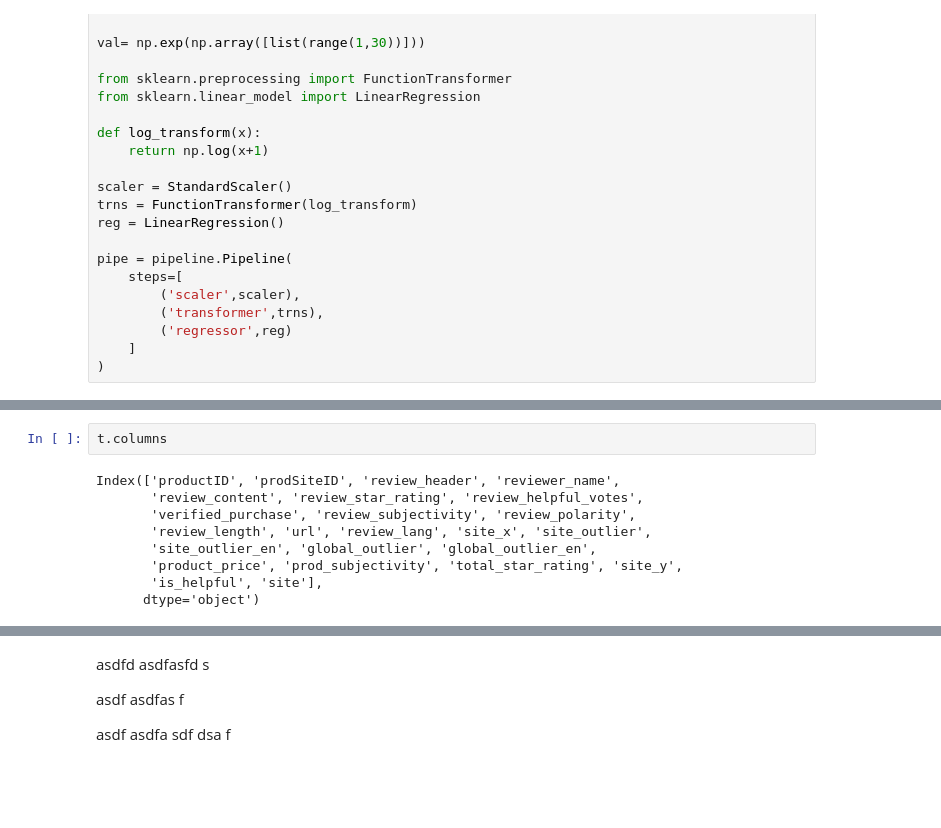
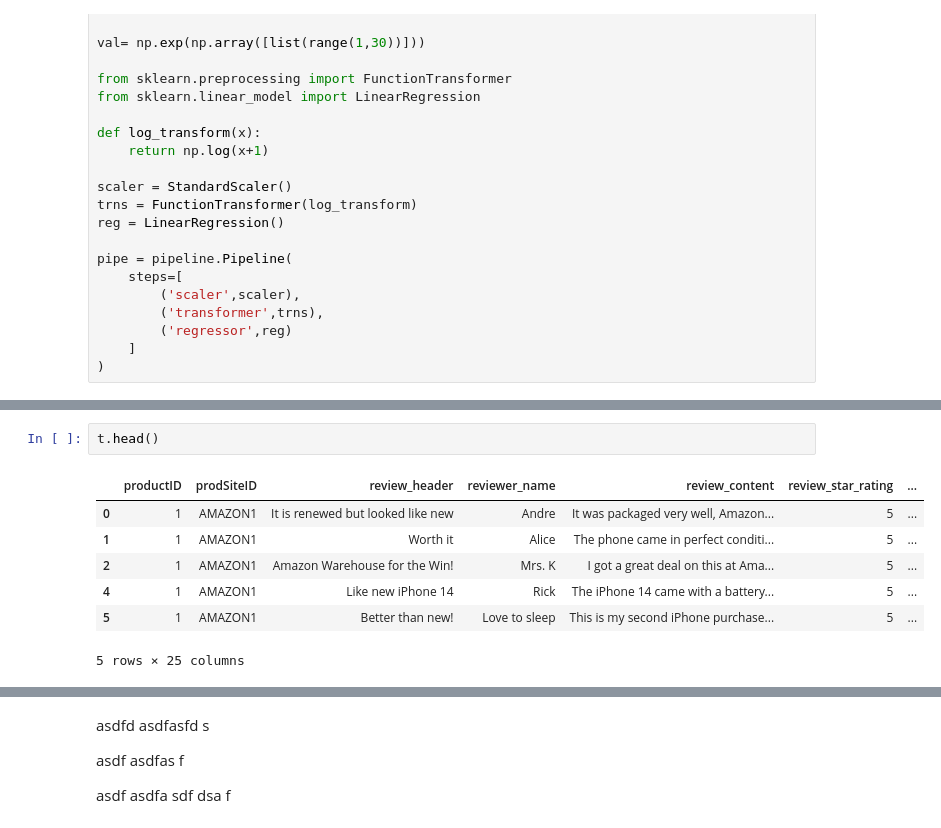
Before and after one commit to aneeshkhole/Perceived-Usefulness-of-online-customer-reviews, a Jupyter notebook: src/Multiple Linear Regression.ipynb, the cells around one changed output, grey strips where cells are left out. Cells and saved outputs as stored; diff of their text form; blank space fills up the shorter version.

```diff
--- a/src/Multiple Linear Regression.ipynb
+++ b/src/Multiple Linear Regression.ipynb
@@ -84,13 +84,12 @@ az_votes,bb_votes,tg_votes = (
     t[t['site_x']=='Target']['review_helpful_votes']
 )
 # %%
-t.columns
+t.head()
 # %% [output]
+|  | productID | prodSiteID | review_header | reviewer_name | review_content | review_star_rating | ... |
+| 0 | 1 | AMAZON1 | It is renewed but looked like new | Andre | It was packaged very well, Amazon... | 5 | ... |
+| 1 | 1 | AMAZON1 | Worth it | Alice | The phone came in perfect conditi... | 5 | ... |
+| 2 | 1 | AMAZON1 | Amazon Warehouse for the Win! | Mrs. K | I got a great deal on this at Ama... | 5 | ... |
+| 4 | 1 | AMAZON1 | Like new iPhone 14 | Rick | The iPhone 14 came with a battery... | 5 | ... |
+| 5 | 1 | AMAZON1 | Better than new! | Love to sleep | This is my second iPhone purchase... | 5 | ... |
-Index(['productID', 'prodSiteID', 'review_header', 'reviewer_name',
-       'review_content', 'review_star_rating', 'review_helpful_votes',
-       'verified_purchase', 'review_subjectivity', 'review_polarity',
-       'review_length', 'url', 'review_lang', 'site_x', 'site_outlier',
-       'site_outlier_en', 'global_outlier', 'global_outlier_en',
-       'product_price', 'prod_subjectivity', 'total_star_rating', 'site_y',
-       'is_helpful', 'site'],
-      dtype='object')
+5 rows × 25 columns
```
Also changed, not shown: parts of 3 cells of this notebook, 4 other files.
